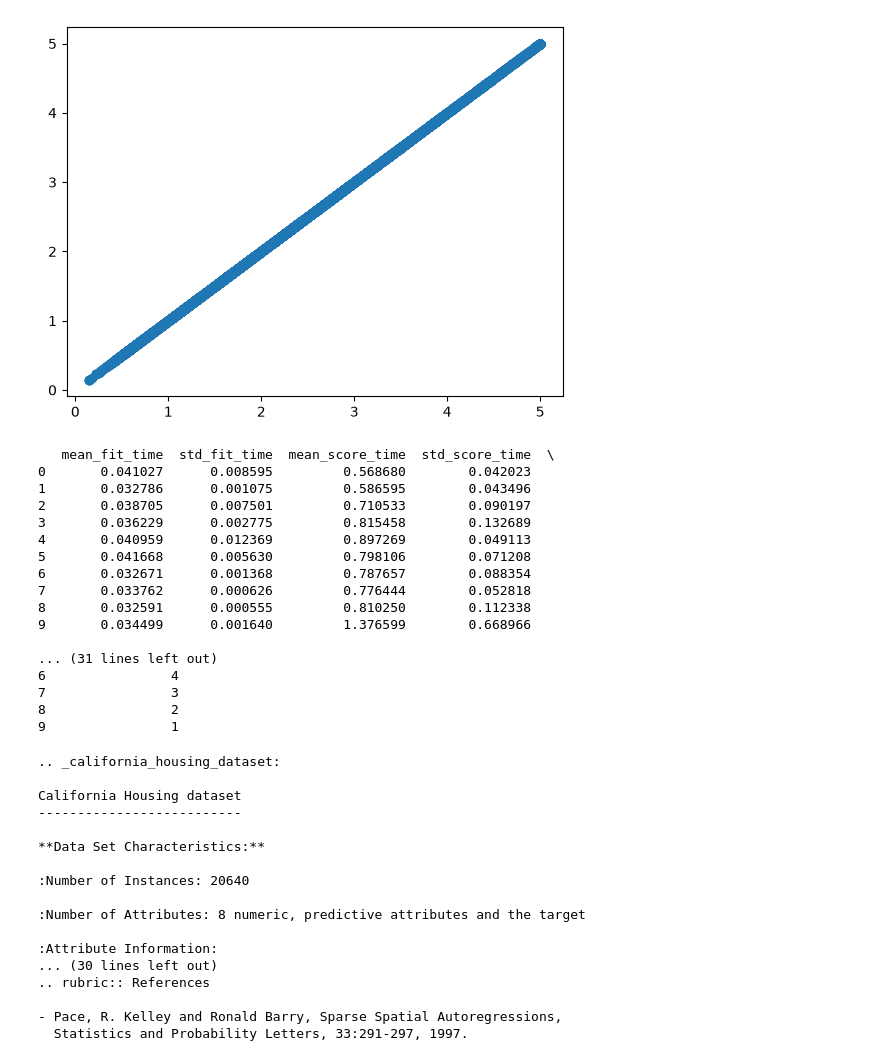
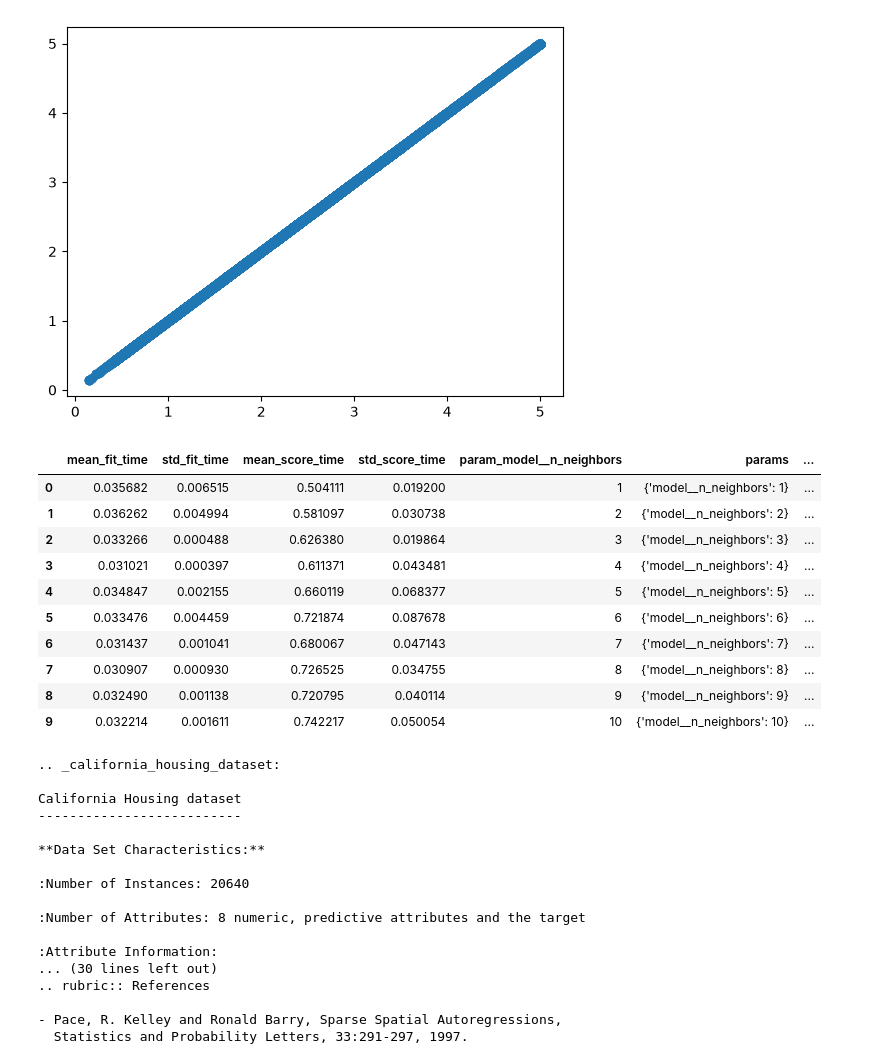
Before and after one commit to Prashast-Srivastava/Scikit-Learn-Revision, a Jupyter notebook: Scikit Learn/scikit-learn.ipynb, the cells around one changed output. Cells and saved outputs as stored; diff of their text form; code cells hidden in the pictures.

```diff
--- a/scikit-learn.ipynb
+++ b/Scikit Learn/scikit-learn.ipynb
@@ -67,26 +67,19 @@ mod = GridSearchCV(estimator=pipe,
                  cv=3)
 mod.fit(X, y);
 # %%
-df = pd.DataFrame(mod.cv_results_)
-print(df)
+pd.DataFrame(mod.cv_results_)
 # %% [output]
-   mean_fit_time  std_fit_time  mean_score_time  std_score_time  \
-0       0.041027      0.008595         0.568680        0.042023
-1       0.032786      0.001075         0.586595        0.043496
-2       0.038705      0.007501         0.710533        0.090197
-3       0.036229      0.002775         0.815458        0.132689
-4       0.040959      0.012369         0.897269        0.049113
-5       0.041668      0.005630         0.798106        0.071208
-6       0.032671      0.001368         0.787657        0.088354
-7       0.033762      0.000626         0.776444        0.052818
-8       0.032591      0.000555         0.810250        0.112338
-9       0.034499      0.001640         1.376599        0.668966
-
-... (31 lines left out)
-6                4
-7                3
-8                2
-9                1
+|  | mean_fit_time | std_fit_time | mean_score_time | std_score_time | param_model__n_neighbors | params | ... |
+| 0 | 0.035682 | 0.006515 | 0.504111 | 0.019200 | 1 | {'model__n_neighbors': 1} | ... |
+| 1 | 0.036262 | 0.004994 | 0.581097 | 0.030738 | 2 | {'model__n_neighbors': 2} | ... |
+| 2 | 0.033266 | 0.000488 | 0.626380 | 0.019864 | 3 | {'model__n_neighbors': 3} | ... |
+| 3 | 0.031021 | 0.000397 | 0.611371 | 0.043481 | 4 | {'model__n_neighbors': 4} | ... |
+| 4 | 0.034847 | 0.002155 | 0.660119 | 0.068377 | 5 | {'model__n_neighbors': 5} | ... |
+| 5 | 0.033476 | 0.004459 | 0.721874 | 0.087678 | 6 | {'model__n_neighbors': 6} | ... |
+| 6 | 0.031437 | 0.001041 | 0.680067 | 0.047143 | 7 | {'model__n_neighbors': 7} | ... |
+| 7 | 0.030907 | 0.000930 | 0.726525 | 0.034755 | 8 | {'model__n_neighbors': 8} | ... |
+| 8 | 0.032490 | 0.001138 | 0.720795 | 0.040114 | 9 | {'model__n_neighbors': 9} | ... |
+| 9 | 0.032214 | 0.001611 | 0.742217 | 0.050054 | 10 | {'model__n_neighbors': 10} | ... |
 # %%
 print(fetch_california_housing()['DESCR'])
 # %% [output]
```
Also changed, not shown: 5 other files.
